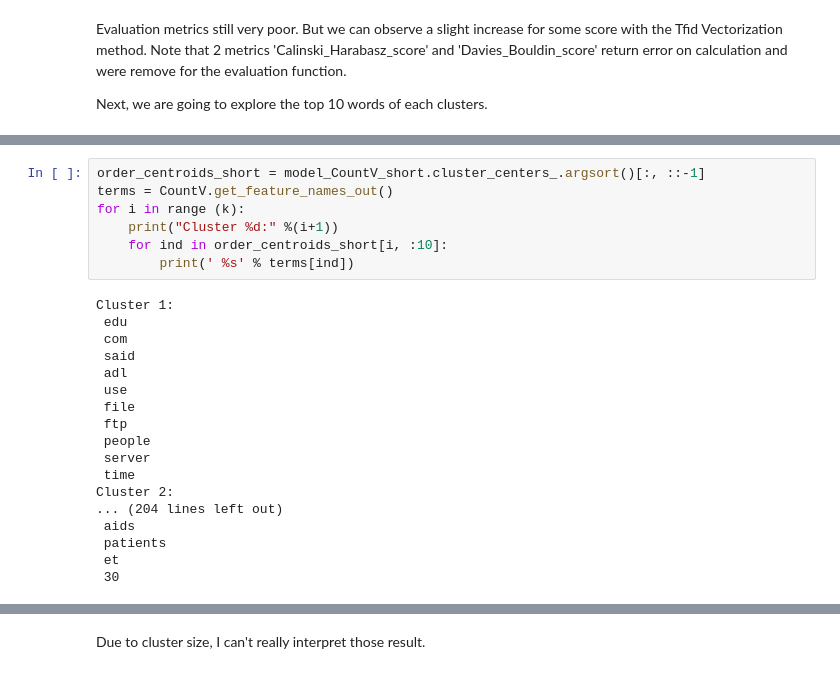
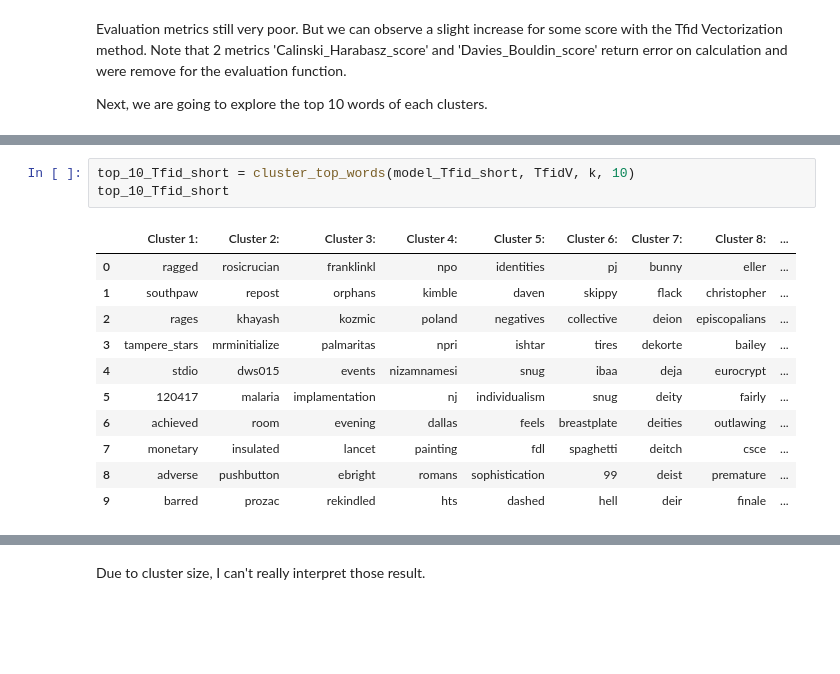
Before and after one commit to FabienS2A/simplon_datai_2025, a Jupyter notebook: notebook/20newsgroup_clust_bis.ipynb, the cells around one changed output, grey strips where cells are left out. Saved outputs shown, nothing was run; the diff lists cells and outputs as text; blank space fills up the shorter version.

```diff
--- a/notebook/20newsgroup_clust_bis.ipynb
+++ b/notebook/20newsgroup_clust_bis.ipynb
@@ -737,25 +692,15 @@ Cluster 2:
-# %%
-order_centroids_short = model_CountV_short.cluster_centers_.argsort()[:, ::-1]
-terms = CountV.get_feature_names_out()
-for i in range (k):
-    print("Cluster %d:" %(i+1))
-    for ind in order_centroids_short[i, :10]:
-        print(' %s' % terms[ind])
-# %% [output]
-Cluster 1:
- edu
- com
- said
- adl
- use
- file
- ftp
- people
- server
- time
-Cluster 2:
-... (204 lines left out)
- aids
- patients
- et
- 30
+# %%
+top_10_Tfid_short = cluster_top_words(model_Tfid_short, TfidV, k, 10)
+top_10_Tfid_short
+# %% [output]
+|  | Cluster 1: | Cluster 2: | Cluster 3: | Cluster 4: | Cluster 5: | Cluster 6: | Cluster 7: | Cluster 8: | ... |
+| 0 | ragged | rosicrucian | franklinkl | npo | identities | pj | bunny | eller | ... |
+| 1 | southpaw | repost | orphans | kimble | daven | skippy | flack | christopher | ... |
+| 2 | rages | khayash | kozmic | poland | negatives | collective | deion | episcopalians | ... |
+| 3 | tampere_stars | mrminitialize | palmaritas | npri | ishtar | tires | dekorte | bailey | ... |
+| 4 | stdio | dws015 | events | nizamnamesi | snug | ibaa | deja | eurocrypt | ... |
+| 5 | 120417 | malaria | implamentation | nj | individualism | snug | deity | fairly | ... |
+| 6 | achieved | room | evening | dallas | feels | breastplate | deities | outlawing | ... |
+| 7 | monetary | insulated | lancet | painting | fdl | spaghetti | deitch | csce | ... |
+| 8 | adverse | pushbutton | ebright | romans | sophistication | 99 | deist | premature | ... |
+| 9 | barred | prozac | rekindled | hts | dashed | hell | deir | finale | ... |
```
Also changed, not shown: parts of 8 cells of this notebook.
